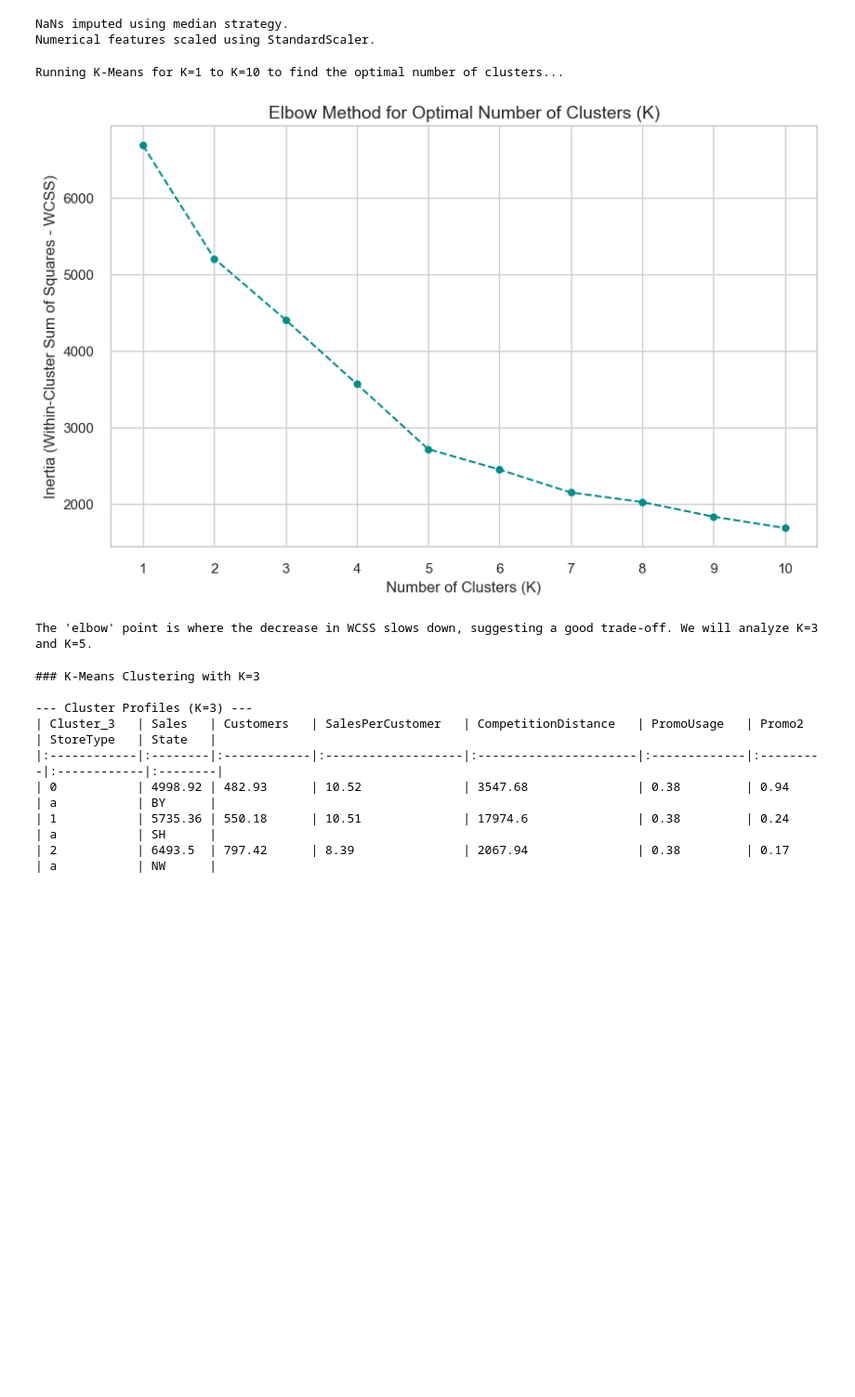
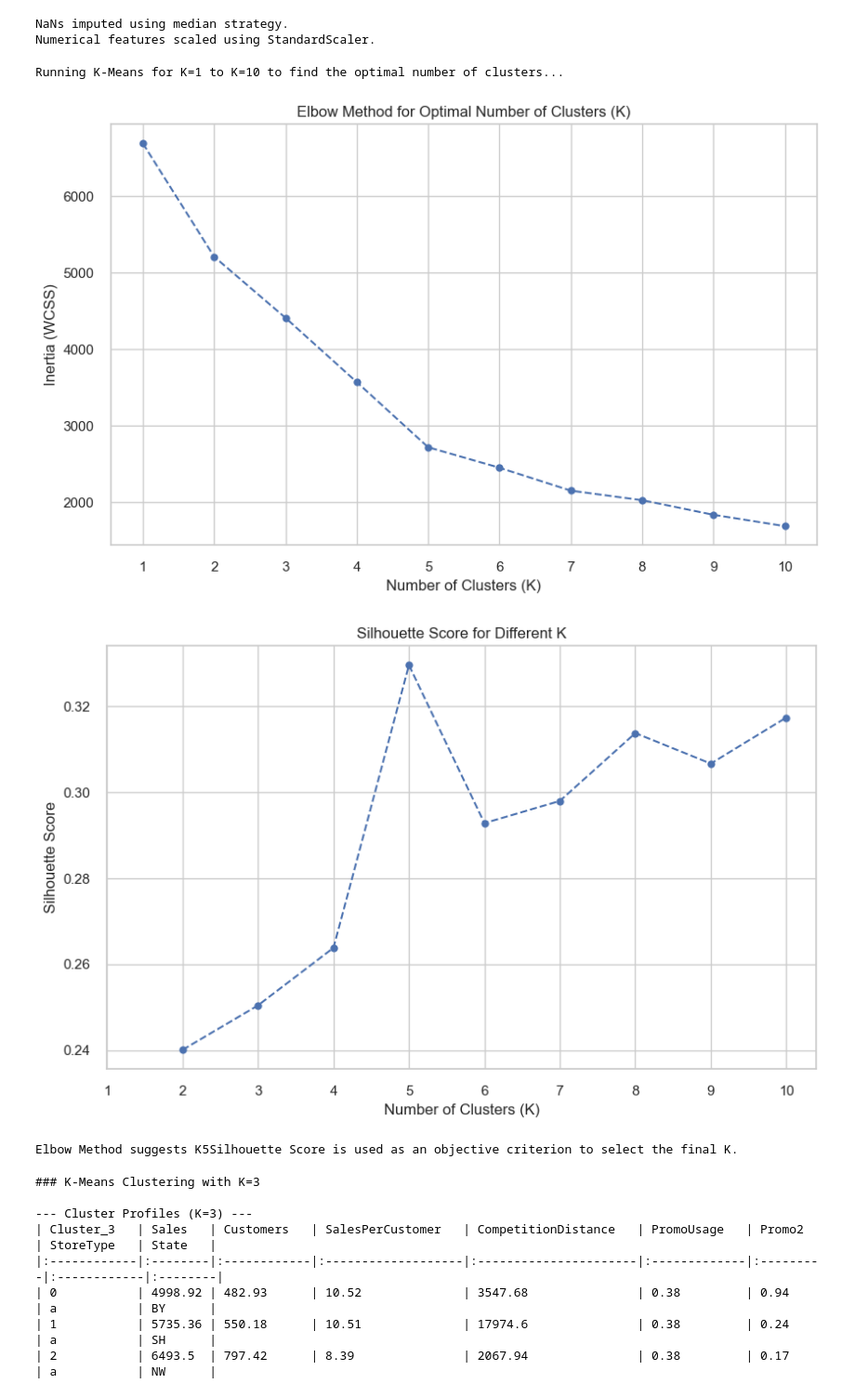
Before and after one commit to realhoffmann/Rossmann, a Jupyter notebook: EDA/unsupervised_clustering.ipynb, the cells around one changed output. Shown at 93% size. Saved outputs shown, nothing was run; the diff lists cells and outputs as text; code cells hidden in the pictures; blank space fills up the shorter version.

Commit message:
add Silhouette score

```diff
--- a/EDA/unsupervised_clustering.ipynb
+++ b/EDA/unsupervised_clustering.ipynb
@@ -103,34 +101,59 @@ print("Numerical features scaled using StandardScaler.")
 NaNs imputed using median strategy.
 Numerical features scaled using StandardScaler.
 # %%
-## 3. Determine Optimal K (Elbow Method)
+## 3. Determine Optimal K (Elbow Method + Silhouette Score)
 print("Running K-Means for K=1 to K=10 to find the optimal number of clusters...")
 
 inertia = []
+silhouette_scores = []
+
 k_range = range(1, 11)
 
 for k in k_range:
-    # Set a fixed random_state for reproducibility
-    kmeans = KMeans(n_clusters=k, random_state=42, n_init='auto', max_iter=300)
-    kmeans.fit(store_data_scaled)
+    kmeans = KMeans(
+        n_clusters=k,
+        random_state=42,
+        n_init="auto",
+        max_iter=300
+    )
+    cluster_labels = kmeans.fit_predict(store_data_scaled)
     inertia.append(kmeans.inertia_)
 
-# Plotting the Elbow Method Results
+    if k >= 2:
+        score = silhouette_score(store_data_scaled, cluster_labels)
+        silhouette_scores.append(score)
+    else:
+        silhouette_scores.append(np.nan)
+
+# Plot Elbow Method
 plt.figure(figsize=(10, 6))
-plt.plot(k_range, inertia, marker="o", linestyle="--", color='darkcyan')
-plt.title("Elbow Method for Optimal Number of Clusters (K)", fontsize=14)
+plt.plot(k_range, inertia, marker="o", linestyle="--")
+plt.title("Elbow Method for Optimal Number of Clusters (K)")
 plt.xlabel("Number of Clusters (K)")
-plt.ylabel("Inertia (Within-Cluster Sum of Squares - WCSS)")
+plt.ylabel("Inertia (WCSS)")
+plt.xticks(k_range)
+plt.grid(True)
+plt.show()
+
+# Plot Silhouette Scores
+plt.figure(figsize=(10, 6))
+plt.plot(k_range, silhouette_scores, marker="o", linestyle="--")
+plt.title("Silhouette Score for Different K")
+plt.xlabel("Number of Clusters (K)")
+plt.ylabel("Silhouette Score")
 plt.xticks(k_range)
 plt.grid(True)
 plt.show()
 
 print(
-    "The 'elbow' point is where the decrease in WCSS slows down, suggesting a good trade-off. We will analyze K=3 and K=5.")
+    "Elbow Method suggests K5"
+    "Silhouette Score is used as an objective criterion to select the final K."
+)
 # %% [output]
 Running K-Means for K=1 to K=10 to find the optimal number of clusters...
-[figure, old version]
+[figure, new version]
+[figure, added]
-The 'elbow' point is where the decrease in WCSS slows down, suggesting a good trade-off. We will analyze K=3 and K=5.
+Elbow Method suggests K5Silhouette Score is used as an objective criterion to select the final K.
 # %%
 ## 4. K-Means Clustering and Analysis
 
```
Also changed, not shown: parts of 4 cells of this notebook.
